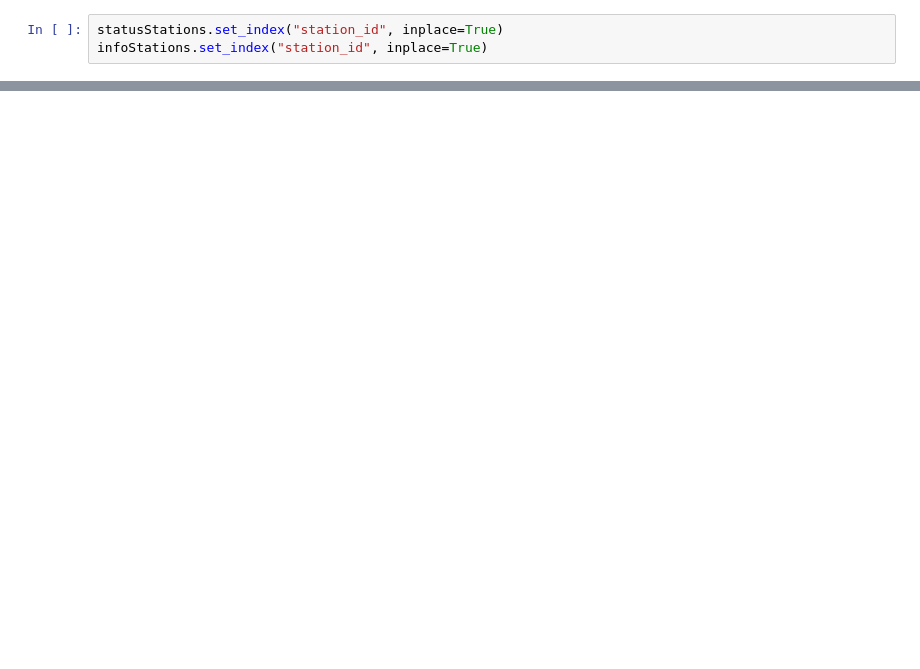
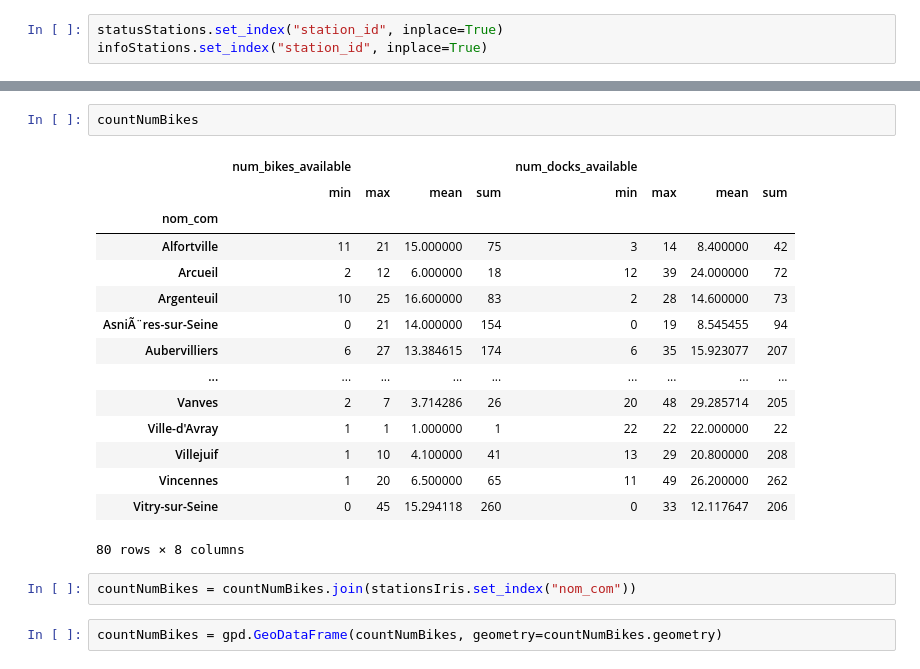
Before and after one commit to Rania999/Velib, a Jupyter notebook: Visualisation données Velib.ipynb, the cells around one changed output, grey strips where cells are left out. Drawn from its saved outputs; the diff is of its cells as text; blank space fills up the shorter version.

```diff
--- a/Visualisation données Velib.ipynb
+++ b/Visualisation données Velib.ipynb
@@ -103,0 +133,22 @@ gdf.explore("num_bikes_mechanical",
+# %%
+countNumBikes
+# %% [output]
+|  | num_bikes_available |  |  |  | num_docks_available |  |  |  |
+|  | min | max | mean | sum | min | max | mean | sum |
+| nom_com |  |  |  |  |  |  |  |  |
+| Alfortville | 11 | 21 | 15.000000 | 75 | 3 | 14 | 8.400000 | 42 |
+| Arcueil | 2 | 12 | 6.000000 | 18 | 12 | 39 | 24.000000 | 72 |
+| Argenteuil | 10 | 25 | 16.600000 | 83 | 2 | 28 | 14.600000 | 73 |
+| AsniÃ¨res-sur-Seine | 0 | 21 | 14.000000 | 154 | 0 | 19 | 8.545455 | 94 |
+| Aubervilliers | 6 | 27 | 13.384615 | 174 | 6 | 35 | 15.923077 | 207 |
+| ... | ... | ... | ... | ... | ... | ... | ... | ... |
+| Vanves | 2 | 7 | 3.714286 | 26 | 20 | 48 | 29.285714 | 205 |
+| Ville-d'Avray | 1 | 1 | 1.000000 | 1 | 22 | 22 | 22.000000 | 22 |
+| Villejuif | 1 | 10 | 4.100000 | 41 | 13 | 29 | 20.800000 | 208 |
+| Vincennes | 1 | 20 | 6.500000 | 65 | 11 | 49 | 26.200000 | 262 |
+| Vitry-sur-Seine | 0 | 45 | 15.294118 | 260 | 0 | 33 | 12.117647 | 206 |
+80 rows × 8 columns
+# %%
+countNumBikes = countNumBikes.join(stationsIris.set_index("nom_com"))
+# %%
+countNumBikes = gpd.GeoDataFrame(countNumBikes, geometry=countNumBikes.geometry)
```
Also changed, not shown: parts of 27 cells of this notebook, 1 other file.
